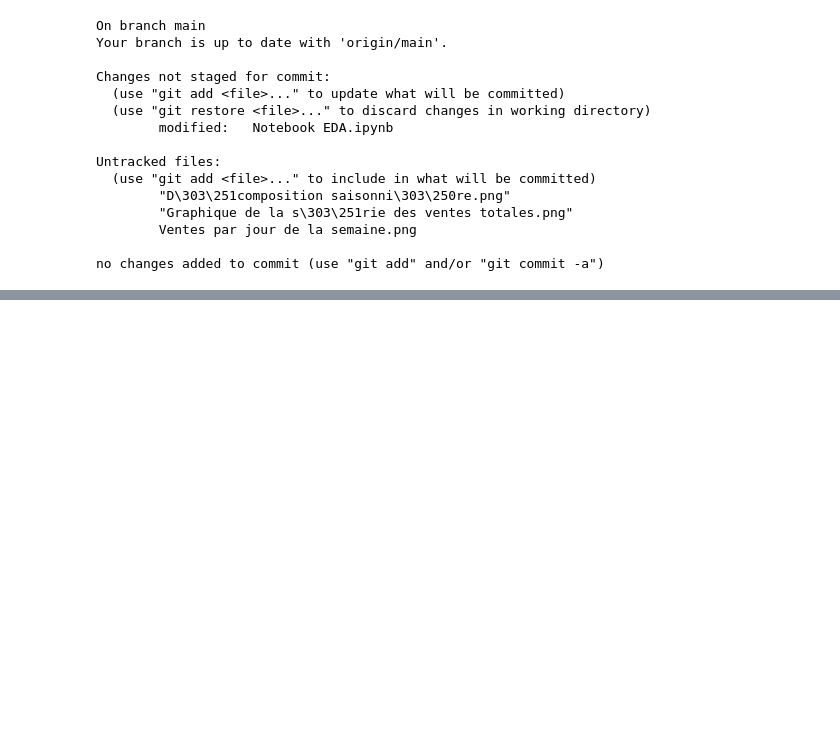
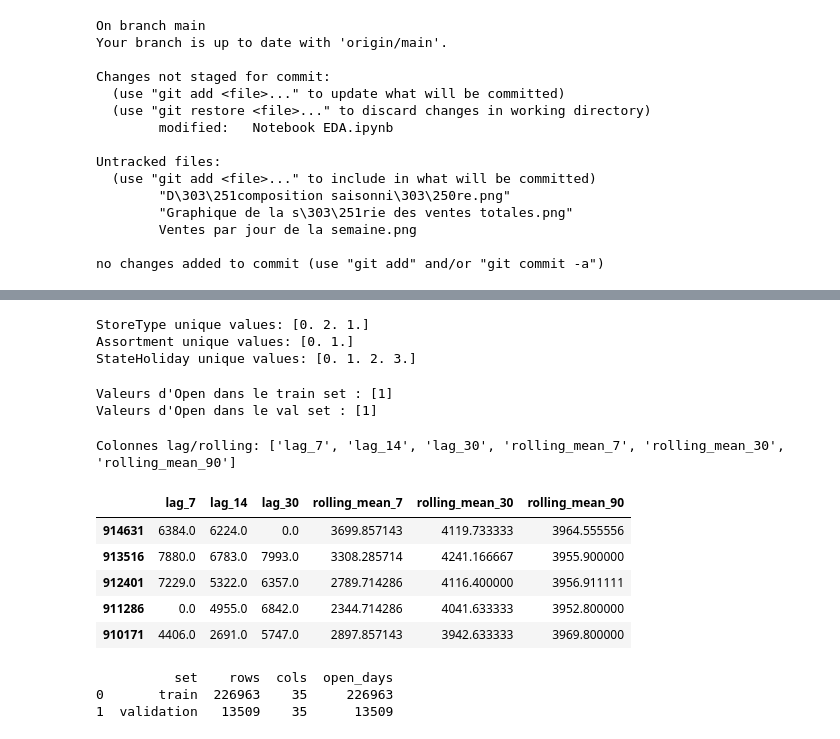
Before and after one commit to Hayerath/PredictRetail-Analytics-Pr-dire-les-ventes-et-piloter-la-performance-d-une-cha-ne-de-distribution, a Jupyter notebook: Notebook EDA.ipynb, the cells around one changed output, grey strips where cells are left out. Saved outputs shown, nothing was run; the diff lists cells and outputs as text; code cells hidden in the pictures; blank space fills up the shorter version.

Commit message:
Nettoyage dataset prêt à modéliser + préparation train/validation

```diff
--- a/Notebook EDA.ipynb
+++ b/Notebook EDA.ipynb
@@ -426,0 +471,18 @@ no changes added to commit (use "git add" and/or "git commit -a")
+# %%
+import numpy as np
+
+train["Sales_log"] = np.log1p(train["Sales"])
+# %%
+train = train[train["Open"] == 1].copy()
+# %%
+# Date maximale
+max_date = train["Date"].max()
+
+# 6 semaines = 42 jours
+validation_start = max_date - pd.Timedelta(days=42)
+
+train_set = train[train["Date"] < validation_start].copy()
+val_set = train[train["Date"] >= validation_start].copy()
+
+print("Train set:", train_set.shape)
+print("Validation set:", val_set.shape)
@@ -426,0 +519,39 @@ no changes added to commit (use "git add" and/or "git commit -a")
+# %%
+cat_cols = ['StoreType', 'Assortment', 'StateHoliday']
+
+for col in cat_cols:
+    print(f"{col} unique values: {train_set[col].unique()}")
+# %% [output]
+StoreType unique values: [0. 2. 1.]
+Assortment unique values: [0. 1.]
+StateHoliday unique values: [0. 1. 2. 3.]
+# %%
+print("Valeurs d'Open dans le train set :", train_set["Open"].unique())
+print("Valeurs d'Open dans le val set :", val_set["Open"].unique())
+# %% [output]
+Valeurs d'Open dans le train set : [1]
+Valeurs d'Open dans le val set : [1]
+# %%
+lag_cols = [col for col in train_set.columns if "lag" in col or "rolling" in col]
+print("Colonnes lag/rolling:", lag_cols)
+train_set[lag_cols].head()
+# %% [output]
+Colonnes lag/rolling: ['lag_7', 'lag_14', 'lag_30', 'rolling_mean_7', 'rolling_mean_30', 'rolling_mean_90']
+|  | lag_7 | lag_14 | lag_30 | rolling_mean_7 | rolling_mean_30 | rolling_mean_90 |
+| 914631 | 6384.0 | 6224.0 | 0.0 | 3699.857143 | 4119.733333 | 3964.555556 |
+| 913516 | 7880.0 | 6783.0 | 7993.0 | 3308.285714 | 4241.166667 | 3955.900000 |
+| 912401 | 7229.0 | 5322.0 | 6357.0 | 2789.714286 | 4116.400000 | 3956.911111 |
+| 911286 | 0.0 | 4955.0 | 6842.0 | 2344.714286 | 4041.633333 | 3952.800000 |
+| 910171 | 4406.0 | 2691.0 | 5747.0 | 2897.857143 | 3942.633333 | 3969.800000 |
+# %%
+summary = pd.DataFrame({
+    "set": ["train", "validation"],
+    "rows": [len(train_set), len(val_set)],
+    "cols": [train_set.shape[1], val_set.shape[1]],
+    "open_days": [train_set["Open"].sum(), val_set["Open"].sum()]
+})
+print(summary)
+# %% [output]
+          set    rows  cols  open_days
+0       train  226963    35     226963
+1  validation   13509    35      13509
```
Also changed, not shown: parts of 11 cells of this notebook.
